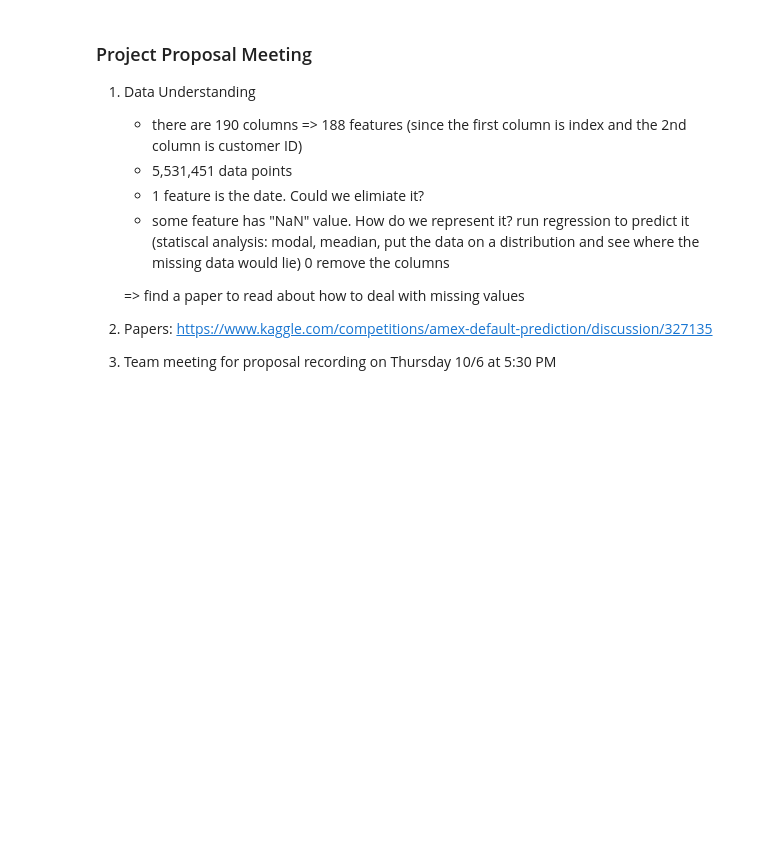
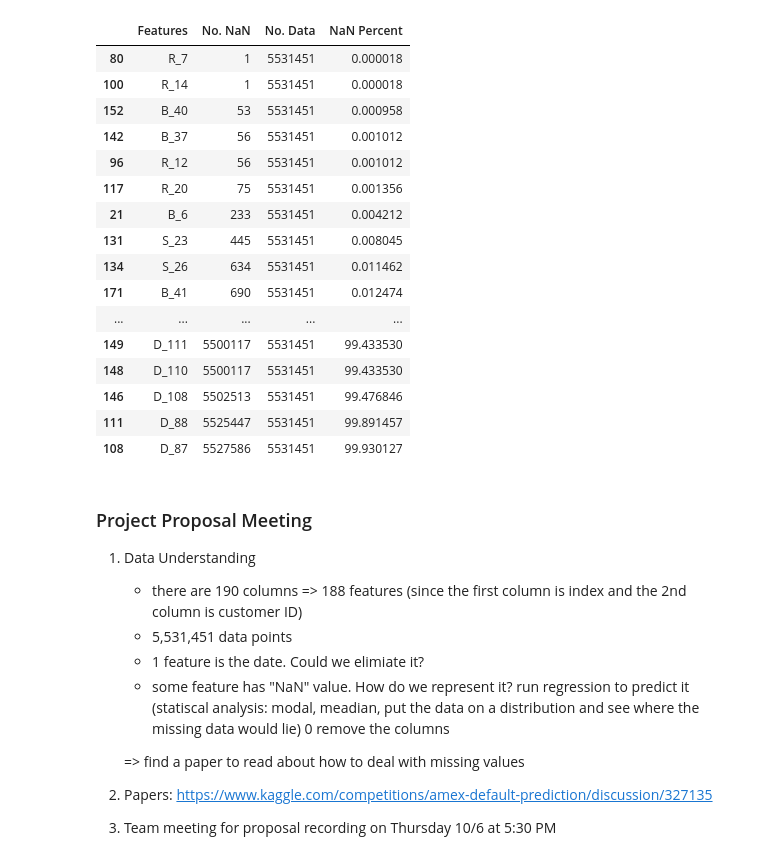
Before and after one commit to ehhdang/AMEX-Default-Prediction, a Jupyter notebook: amex_book.ipynb, the cells around one changed output. Saved outputs shown, nothing was run; the diff lists cells and outputs as text; code cells hidden in the pictures; blank space fills up the shorter version.

```diff
--- a/amex_book.ipynb
+++ b/amex_book.ipynb
@@ -20,0 +30,11 @@ df.iloc[:10, :]
+# %%
+N, D = df.shape
+# %%
+null_counts = df.isnull().sum()
+# %%
+null_percentages = null_counts / N * 100
+has_NaN = null_percentages[null_percentages > 0]
+print("No. of features with NaN values: ", has_NaN.size)
+print(f"The feature with the most NaN is {has_NaN.idxmax()} ({has_NaN.max(): .2f}%)")
+print(f"The feature with the most NaN is {has_NaN.idxmin()} ({has_NaN.min(): .10f}%)")
+print(f"Features sorted by increasing NaN percentage:\n", has_NaN.sort_values(ascending=True))
@@ -21,3 +59,29 @@ df.iloc[:10, :]
+# %%
+NaN_summary = pd.DataFrame()
+NaN_summary["Features"] = df.columns
+NaN_summary["No. NaN"] = null_counts.values
+NaN_summary["No. Data"] = [N] * D
+NaN_summary["NaN Percent"] = null_percentages.values
+# %%
+NaN_summary.loc[NaN_summary["NaN Percent"] > 0].sort_values(by="NaN Percent")
+# %% [output]
+|  | Features | No. NaN | No. Data | NaN Percent |
+| 80 | R_7 | 1 | 5531451 | 0.000018 |
+| 100 | R_14 | 1 | 5531451 | 0.000018 |
+| 152 | B_40 | 53 | 5531451 | 0.000958 |
+| 142 | B_37 | 56 | 5531451 | 0.001012 |
+| 96 | R_12 | 56 | 5531451 | 0.001012 |
+| 117 | R_20 | 75 | 5531451 | 0.001356 |
+| 21 | B_6 | 233 | 5531451 | 0.004212 |
+| 131 | S_23 | 445 | 5531451 | 0.008045 |
+| 134 | S_26 | 634 | 5531451 | 0.011462 |
+| 171 | B_41 | 690 | 5531451 | 0.012474 |
+| ... | ... | ... | ... | ... |
+| 149 | D_111 | 5500117 | 5531451 | 99.433530 |
+| 148 | D_110 | 5500117 | 5531451 | 99.433530 |
+| 146 | D_108 | 5502513 | 5531451 | 99.476846 |
+| 111 | D_88 | 5525447 | 5531451 | 99.891457 |
+| 108 | D_87 | 5527586 | 5531451 | 99.930127 |
 # %% [markdown]
 ### Project Proposal Meeting
 1. Data Understanding
```
Also changed, not shown: parts of 6 cells of this notebook.
